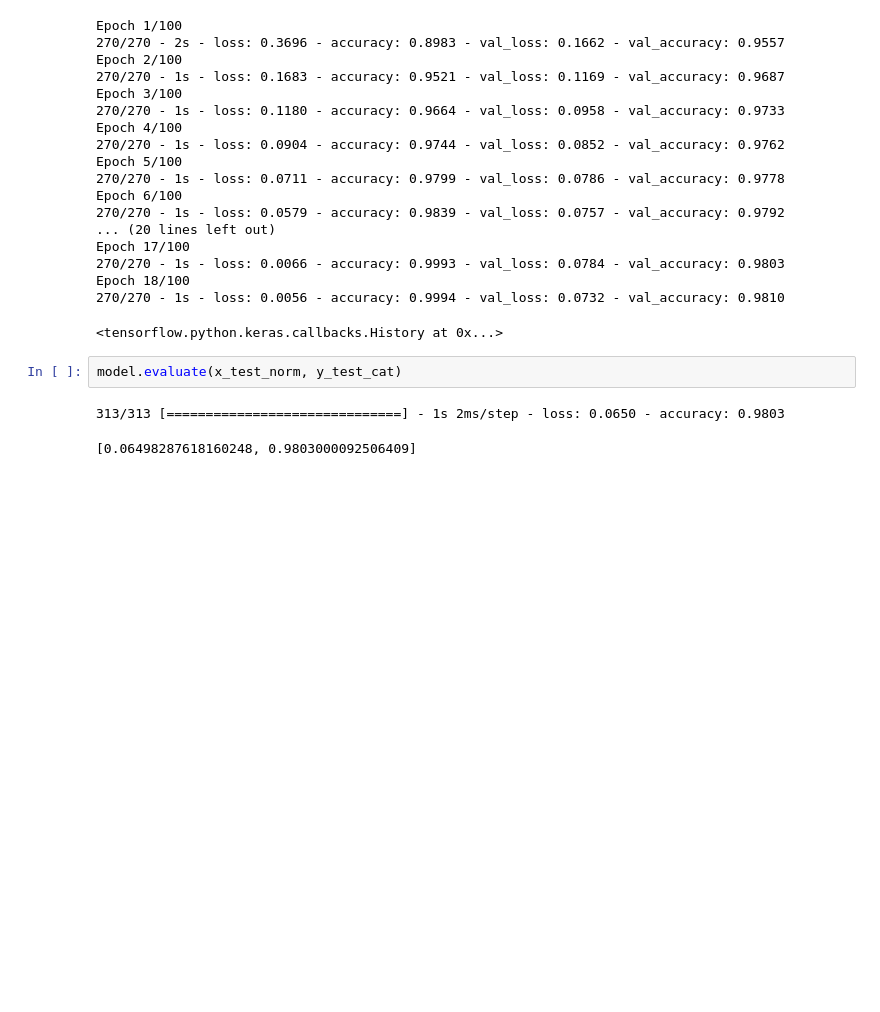
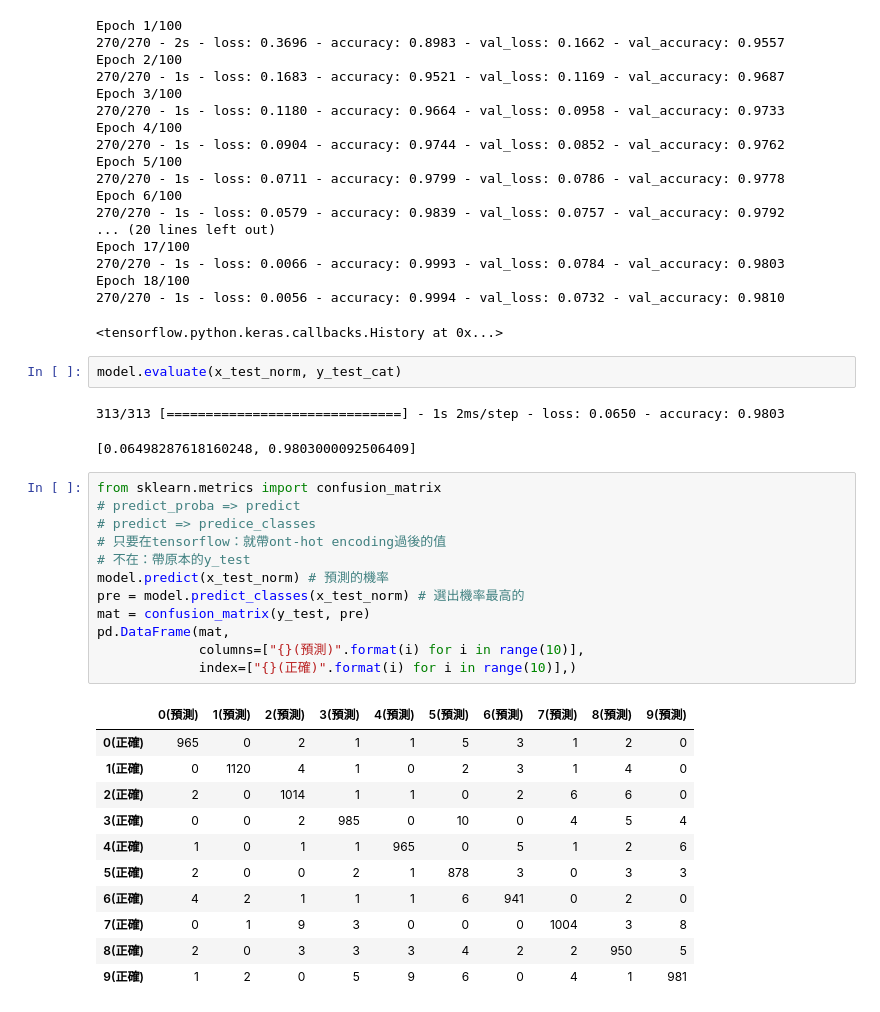
Before and after one commit to emmayeh-0211/2021AI_dl, a Jupyter notebook: mlp.ipynb, the cells around one changed output. Cells and saved outputs as stored; diff of their text form; blank space fills up the shorter version.

```diff
--- a/mlp.ipynb
+++ b/mlp.ipynb
@@ -175,3 +176,27 @@ model.evaluate(x_test_norm, y_test_cat)
 # %% [output]
 313/313 [==============================] - 1s 2ms/step - loss: 0.0650 - accuracy: 0.9803
 [0.06498287618160248, 0.9803000092506409]
+# %%
+from sklearn.metrics import confusion_matrix
+# predict_proba => predict
+# predict => predice_classes
+# 只要在tensorflow：就帶ont-hot encoding過後的值
+# 不在：帶原本的y_test
+model.predict(x_test_norm) # 預測的機率
+pre = model.predict_classes(x_test_norm) # 選出機率最高的
+mat = confusion_matrix(y_test, pre)
+pd.DataFrame(mat,
+             columns=["{}(預測)".format(i) for i in range(10)],
+             index=["{}(正確)".format(i) for i in range(10)],)
+# %% [output]
+|  | 0(預測) | 1(預測) | 2(預測) | 3(預測) | 4(預測) | 5(預測) | 6(預測) | 7(預測) | 8(預測) | 9(預測) |
+| 0(正確) | 965 | 0 | 2 | 1 | 1 | 5 | 3 | 1 | 2 | 0 |
+| 1(正確) | 0 | 1120 | 4 | 1 | 0 | 2 | 3 | 1 | 4 | 0 |
+| 2(正確) | 2 | 0 | 1014 | 1 | 1 | 0 | 2 | 6 | 6 | 0 |
+| 3(正確) | 0 | 0 | 2 | 985 | 0 | 10 | 0 | 4 | 5 | 4 |
+| 4(正確) | 1 | 0 | 1 | 1 | 965 | 0 | 5 | 1 | 2 | 6 |
+| 5(正確) | 2 | 0 | 0 | 2 | 1 | 878 | 3 | 0 | 3 | 3 |
+| 6(正確) | 4 | 2 | 1 | 1 | 1 | 6 | 941 | 0 | 2 | 0 |
+| 7(正確) | 0 | 1 | 9 | 3 | 0 | 0 | 0 | 1004 | 3 | 8 |
+| 8(正確) | 2 | 0 | 3 | 3 | 3 | 4 | 2 | 2 | 950 | 5 |
+| 9(正確) | 1 | 2 | 0 | 5 | 9 | 6 | 0 | 4 | 1 | 981 |
```
Also changed, not shown: parts of 3 cells of this notebook.
